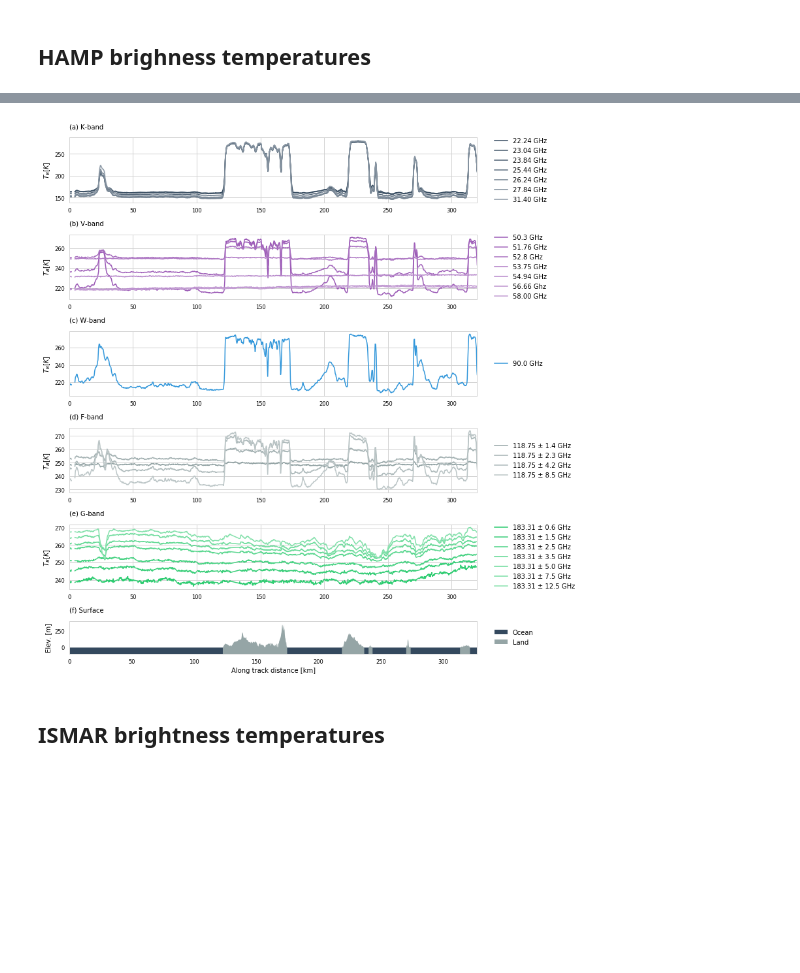
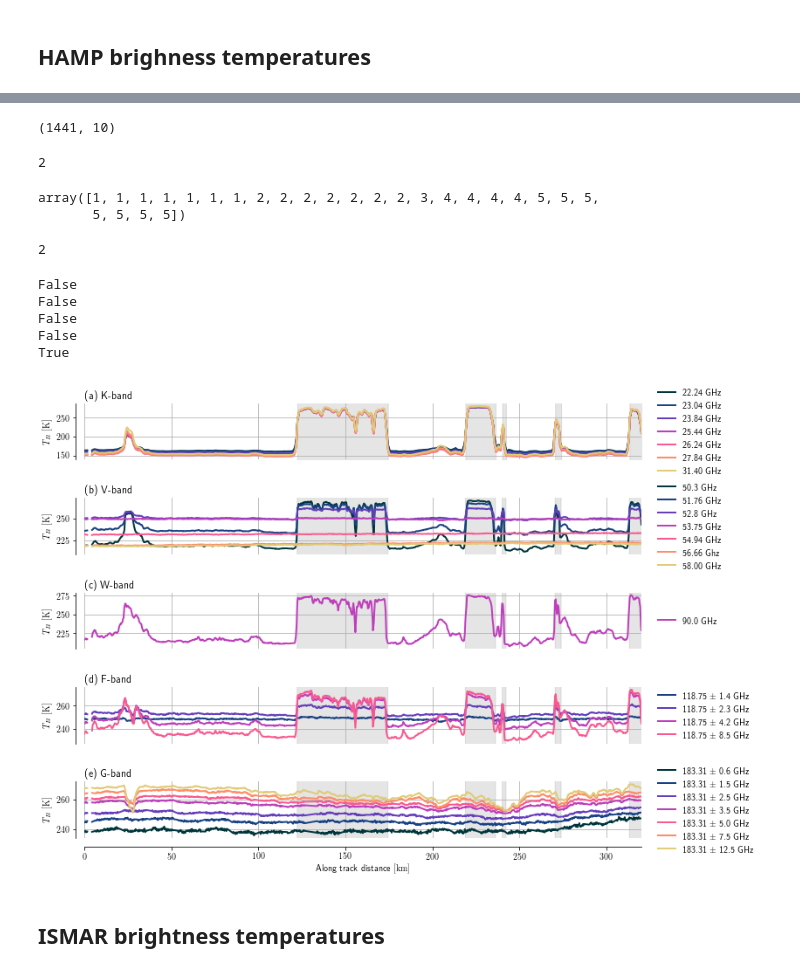
Before and after one commit to simonpf/ismar_combined, a Jupyter notebook: notebooks/overview.ipynb, the cells around one changed output, grey strips where cells are left out. Drawn from its saved outputs; the diff is of its cells as text; code cells hidden in the pictures; blank space fills up the shorter version.

```diff
--- a/notebooks/overview.ipynb
+++ b/notebooks/overview.ipynb
@@ -254,8 +251,7 @@ plt.plot(hamp.zs)
 # %%
 from netCDF4 import Dataset
-input_data = Dataset("../data/input.nc")
+input_data = Dataset("../data/input_raw.nc")
 y_hamp_radar   = input_data["y_hamp_radar"][:]
-y_hamp_passive = input_data["y_hamp_passive"][:]
-y_ismar        = input_data["y_ismar"][:]
-y_rasta        = input_data["y_rasta"][:]
+y_hamp_passive = input_data["y_hamp_passive"][:, :]
+y_ismar        = input_data["y_ismar"][:, :]
 input_data.close()
@@ -374,13 +484,2 @@ fig.savefig("../plots/radar_reflectivities.png")
 # %% [markdown]
 ## HAMP brighness temperatures
-# %%
-import seaborn as sns
-sns.reset_orig()
-
-cs = ["navy", "firebrick", ]
-cs = ["#e41a1c", "#377eb8", "#4daf4a", "#984ea3", "#ff7f00"]
-cs = ["#1b9e77", "#d95f02", "#7570b3", "#e7298a", "#66a61e", "#e6ab02", "firebrick"]
-cs = palette
-sns.light_palette("navy", reverse=True)
-for c in cs:
-    sns.palplot(sns.light_palette(c, reverse=True))
@@ -394,8 +486,26 @@ for c in cs:
+# %%
+y_ismar.shape
+# %% [output]
+(1441, 10)
+# %%
+len(make_palette(2))
+# %% [output]
+2
+# %%
+hamp.channels
+# %% [output]
+array([1, 1, 1, 1, 1, 1, 1, 2, 2, 2, 2, 2, 2, 2, 3, 4, 4, 4, 4, 5, 5, 5,
+       5, 5, 5, 5])
+# %%
+np.maximum(1, 2)
+# %% [output]
+2
 # %%
 from matplotlib.gridspec import GridSpec
+from joint_flight.utils import draw_surface_shading
 
-f  = plt.figure(figsize = (12, 12))
-gs = GridSpec(6, 2, width_ratios = [1, 0.2], height_ratios = [1] * 5 + [0.5])
+f  = plt.figure(figsize = (12, 8))
+gs = GridSpec(5, 2, width_ratios = [1, 0.2], height_ratios = [1] * 5)
 
 channel_names_hamp = [["22.24 GHz", "23.04 GHz", "23.84 GHz", "25.44 GHz",   \
                    "26.24 GHz", "27.84 GHz", "31.40 GHz"],               \
@@ -408,45 +518,55 @@ channel_names_hamp = [["22.24 GHz", "23.04 GHz", "23.84 GHz", "25.44 GHz",   \
                        "183.31 ± 3.5 GHz", "183.31 ± 2.5 GHz", "183.31 ± 1.5 GHz",  \
                        "183.31 ± 0.6 GHz"][::-1]]
 
 band_names = ["(a) K-band", "(b) V-band", "(c) W-band", "(d) F-band", "(e) G-band"]
 for i in range(5):
 
-    ncs = len([c for c in hamp.channels if c == i + 1]) * 2
-    cp = sns.light_palette(cs[i], ncs, reverse = True)
+    ncs = len([c for c in hamp.channels if c == i + 1])
+    cp = make_palette(ncs)
 
     ax = plt.subplot(gs[i, 0])
     ax.set_title(band_names[i], loc = "left")
+    draw_surface_shading(ax, alpha = 0.2)
 
     ci = 0
     handles = []
     labels  = []
+    tmax = 0.0
+    tmin = 1000.0
+
     for j, c in enumerate(hamp.channels):
         if i + 1 == c:
-            handles += ax.plot(hamp.d, hamp.bt[:, j], c = cp[ci], label = channel_names_hamp[i][ci])
+            handles += ax.plot(hamp.d, y_hamp_passive[:, j], c = cp[ci], label = channel_names_hamp[i][ci])
             labels += [channel_names_hamp[i][ci]]
             ci += 1
+            tmax = np.maximum(y_hamp_passive[:, j].max(), tmax)
+            tmin = np.minimum(y_hamp_passive[:, j].min(), tmin)
 
     ax.set_xlim([0, 320])
-    ax.set_ylabel("$T_B [K]$")
+    dt = 0.05 * (tmax - tmin)
+    ax.set_ylim([tmin - dt, tmax + dt])
+    ax.set_ylabel(r"$T_B$ $[\unit{K}]$")
+    despine_ax(ax, left = True, bottom = i == 4)
+    if i == 4:
+        ax.set_xlabel(r"Along track distance $[\unit{km}]$")
 
     ax = plt.subplot(gs[i, 1])
     ax.legend(handles = handles, labels = labels, loc = "center left", ncol = 1)
     ax.xaxis.set_visible(False)
     ax.yaxis.set_visible(False)
     for s in ax2.spines:
         ax.spines[s].set_visible(False)
 
 
-ax1 = plt.subplot(gs[5, 0])
-ax2 = plt.subplot(gs[5, 1])
-make_surface_plot(ax1, ax2)
-ax1.set_title("(f) Surface", loc = "left")
-
 plt.tight_layout()
-
-f.savefig("../plots/hamp_passive.pdf", bbox_inches = "tight")
+f.savefig("../plots/y_hamp_passive.pdf", bbox_inches = "tight")
 # %% [output]
+False
+False
+False
+False
+True
-[figure, old version]
+[figure, new version]
 # %% [markdown]
 ## ISMAR brightness temperatures
 # %%
```
Also changed, not shown: parts of 11 cells of this notebook, 6 other files.
